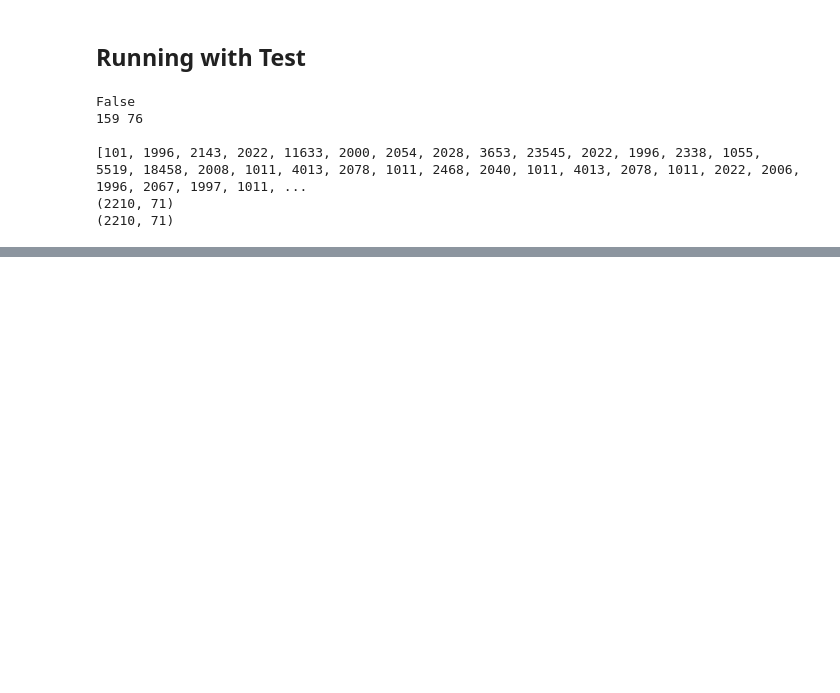
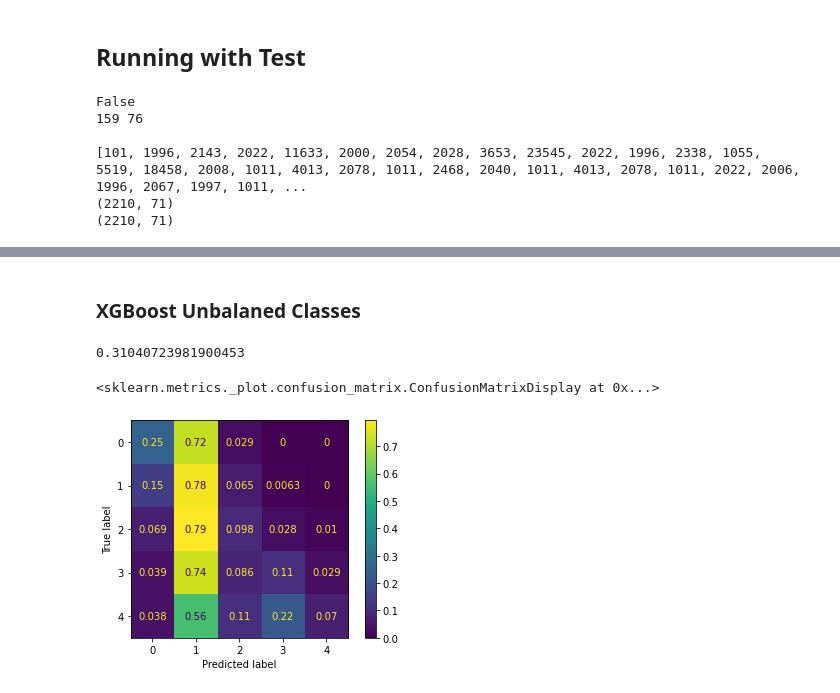
Before and after one commit to EvanMata/embeddingProject, a Jupyter notebook: BERT.ipynb, the cells around one changed output, grey strips where cells are left out. Saved outputs shown, nothing was run; the diff lists cells and outputs as text; code cells hidden in the pictures; blank space fills up the shorter version.

```diff
--- a/BERT.ipynb
+++ b/BERT.ipynb
@@ -189,3 +200,12 @@ lr_clf.fit(features_3, train_Y_3)
 lr_clf.fit(features_4, train_Y_4)
 # %% [output]
 LogisticRegression()
+# %%
+import xgboost as xgb
+
+xgb_model = xgb.XGBClassifier(use_label_encoder=False)
+xgb_model.fit(features_0, train_Y_0)
+xgb_model.fit(features_1, train_Y_1)
+xgb_model.fit(features_2, train_Y_2)
+xgb_model.fit(features_3, train_Y_3)
+xgb_model.fit(features_4, train_Y_4)
@@ -245,0 +300,13 @@ MultiClassDisp.plot()
+# %% [markdown]
+### XGBoost Unbalaned Classes
+# %%
+xgb_predict_Y = xgb_model.predict(test_features)
+print( accuracy_score(true_Y, xgb_predict_Y) )
+
+xgbCM = confusion_matrix( true_Y, xgb_predict_Y, normalize='true' )
+xgbDisp = ConfusionMatrixDisplay( xgbCM )
+xgbDisp.plot()
+# %% [output]
+0.31040723981900453
+<sklearn.metrics._plot.confusion_matrix.ConfusionMatrixDisplay at 0x...>
+[figure, added]
```
Also changed, not shown: parts of 23 cells of this notebook, 8 other files.
